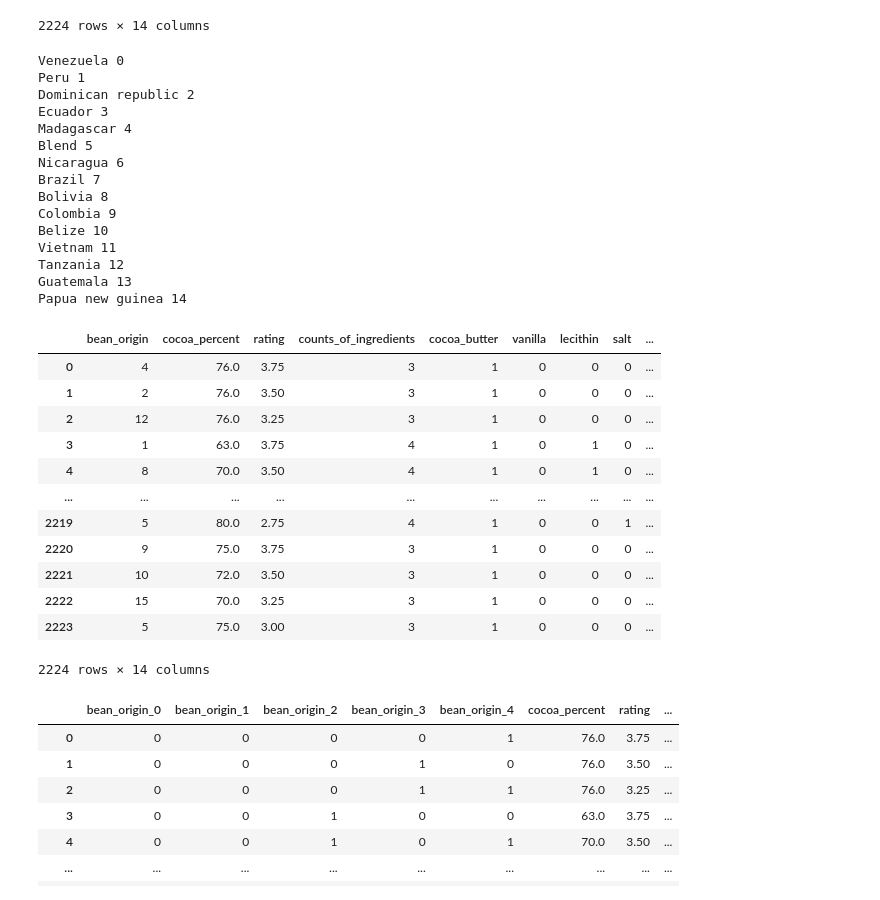
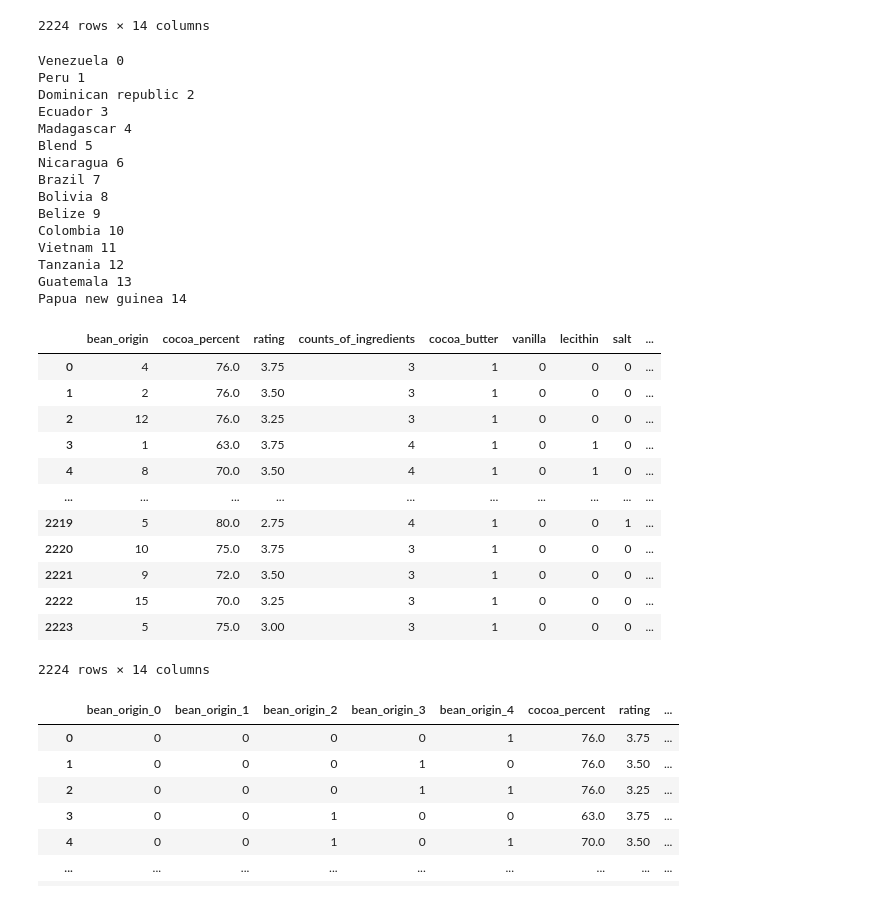
Before and after one commit to mike-tr/IntroToDS_Final, a Jupyter notebook: P3_chocolate.ipynb, the cells around one changed output. Saved outputs shown, nothing was run; the diff lists cells and outputs as text; code cells hidden in the pictures.

```diff
--- a/P3_chocolate.ipynb
+++ b/P3_chocolate.ipynb
@@ -388,8 +392,8 @@ def replace_names(data_set : pd.DataFrame, column : str, top_n = 15):
     value_map = {}
     data_copy = data_set.copy()
     index_val = 0
-    for name in chocolate_n2[column].value_counts().index:
-        val = chocolate_n2[column].value_counts()[name]
+    for name in data_set[column].value_counts().index:
+        val = data_set[column].value_counts()[name]
         #print(name, val)
         if index_val < top_n:
             print(name, index_val)
@@ -399,39 +403,39 @@ def replace_names(data_set : pd.DataFrame, column : str, top_n = 15):
             value_map[name] = top_n
         index_val += 1
     data_copy[column] = data_copy[column].replace(value_map)
-    return data_copy
+    return data_copy, value_map
 
 
 #chocolate_n2["country_of_bean_origin"].value_counts().index
-chocolate_n3 = replace_names(chocolate_n2, "country_of_bean_origin")
+chocolate_n3 = replace_names(chocolate_n2, "country_of_bean_origin")[0]
 chocolate_n3 = chocolate_n3.rename(columns={"country_of_bean_origin" : "bean_origin"})
 chocolate_n3
 # %% [output]
 Venezuela 0
 Peru 1
 Dominican republic 2
 Ecuador 3
 Madagascar 4
 Blend 5
 Nicaragua 6
 Brazil 7
 Bolivia 8
-Colombia 9
-Belize 10
+Belize 9
+Colombia 10
 Vietnam 11
 Tanzania 12
 Guatemala 13
 Papua new guinea 14
 |  | bean_origin | cocoa_percent | rating | counts_of_ingredients | cocoa_butter | vanilla | lecithin | salt | ... |
 | 0 | 4 | 76.0 | 3.75 | 3 | 1 | 0 | 0 | 0 | ... |
 | 1 | 2 | 76.0 | 3.50 | 3 | 1 | 0 | 0 | 0 | ... |
 | 2 | 12 | 76.0 | 3.25 | 3 | 1 | 0 | 0 | 0 | ... |
 | 3 | 1 | 63.0 | 3.75 | 4 | 1 | 0 | 1 | 0 | ... |
 | 4 | 8 | 70.0 | 3.50 | 4 | 1 | 0 | 1 | 0 | ... |
 | ... | ... | ... | ... | ... | ... | ... | ... | ... | ... |
 | 2219 | 5 | 80.0 | 2.75 | 4 | 1 | 0 | 0 | 1 | ... |
-| 2220 | 9 | 75.0 | 3.75 | 3 | 1 | 0 | 0 | 0 | ... |
-| 2221 | 10 | 72.0 | 3.50 | 3 | 1 | 0 | 0 | 0 | ... |
+| 2220 | 10 | 75.0 | 3.75 | 3 | 1 | 0 | 0 | 0 | ... |
+| 2221 | 9 | 72.0 | 3.50 | 3 | 1 | 0 | 0 | 0 | ... |
 | 2222 | 15 | 70.0 | 3.25 | 3 | 1 | 0 | 0 | 0 | ... |
 | 2223 | 5 | 75.0 | 3.00 | 3 | 1 | 0 | 0 | 0 | ... |
 2224 rows × 14 columns
```
Also changed, not shown: parts of 29 cells of this notebook, 2 other files.
